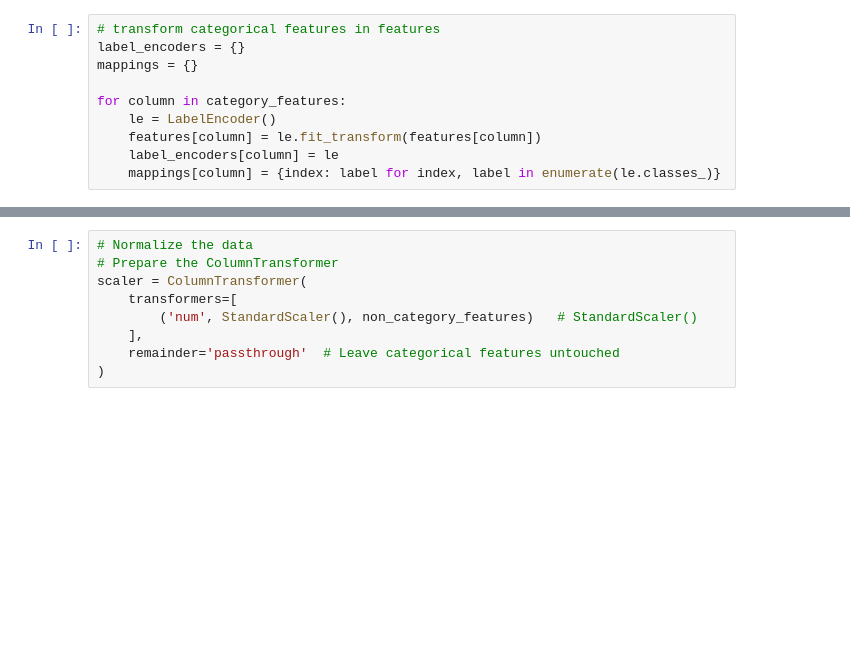
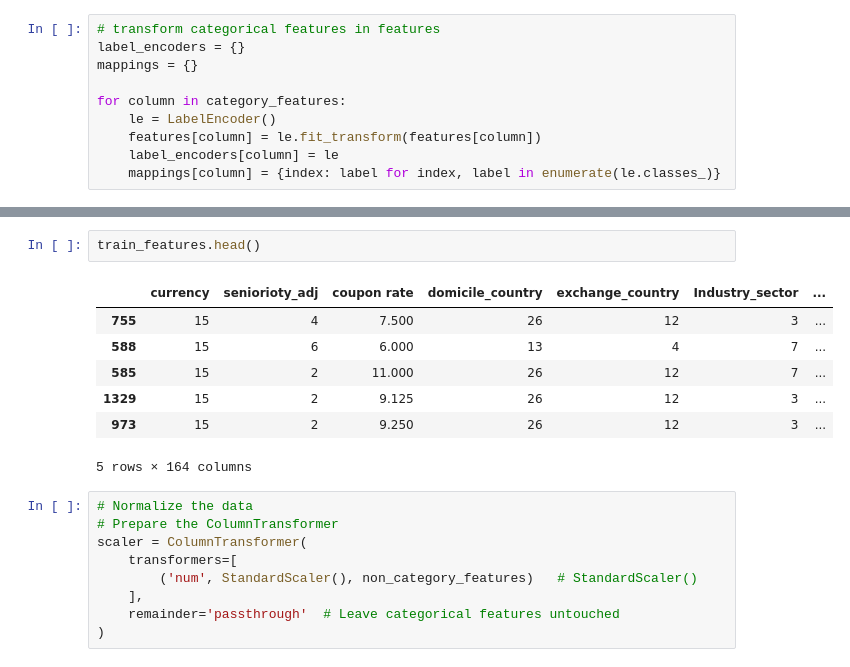
Before and after one commit to hoanguyen94/Recovery-rate-prediction, a Jupyter notebook: src/transformer.ipynb, the cells around one changed output, grey strips where cells are left out. Drawn from its saved outputs; the diff is of its cells as text; blank space fills up the shorter version.

```diff
--- a/src/transformer.ipynb
+++ b/src/transformer.ipynb
@@ -173,4 +138,14 @@ Testing Features Shape: (432, 175)
 Testing Labels Shape: (432,)
+# %%
+train_features.head()
+# %% [output]
+|  | currency | seniorioty_adj | coupon rate | domicile_country | exchange_country | Industry_sector | ... |
+| 755 | 15 | 4 | 7.500 | 26 | 12 | 3 | ... |
+| 588 | 15 | 6 | 6.000 | 13 | 4 | 7 | ... |
+| 585 | 15 | 2 | 11.000 | 26 | 12 | 7 | ... |
+| 1329 | 15 | 2 | 9.125 | 26 | 12 | 3 | ... |
+| 973 | 15 | 2 | 9.250 | 26 | 12 | 3 | ... |
+5 rows × 164 columns
 # %%
 # Normalize the data
 # Prepare the ColumnTransformer
```
Also changed, not shown: parts of 40 cells of this notebook.
